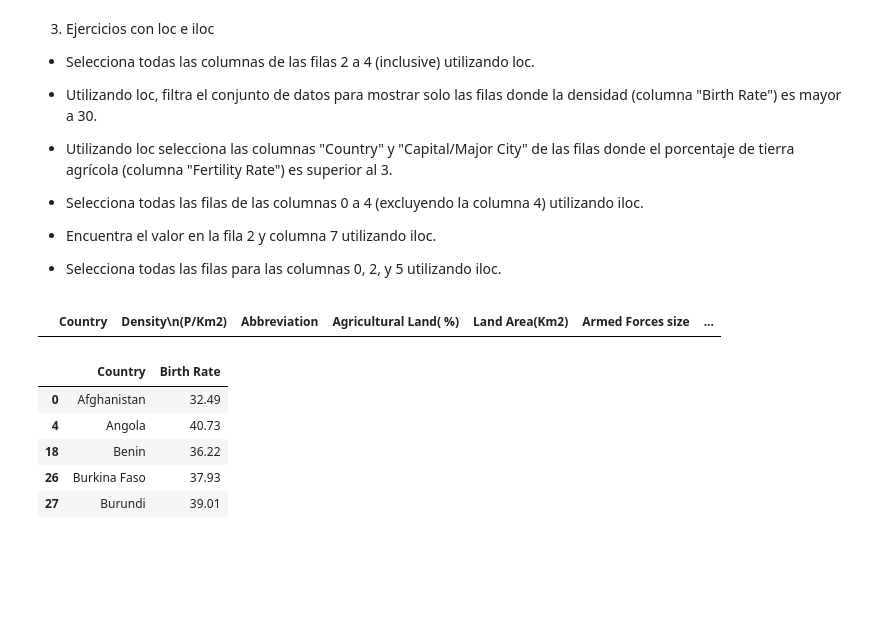
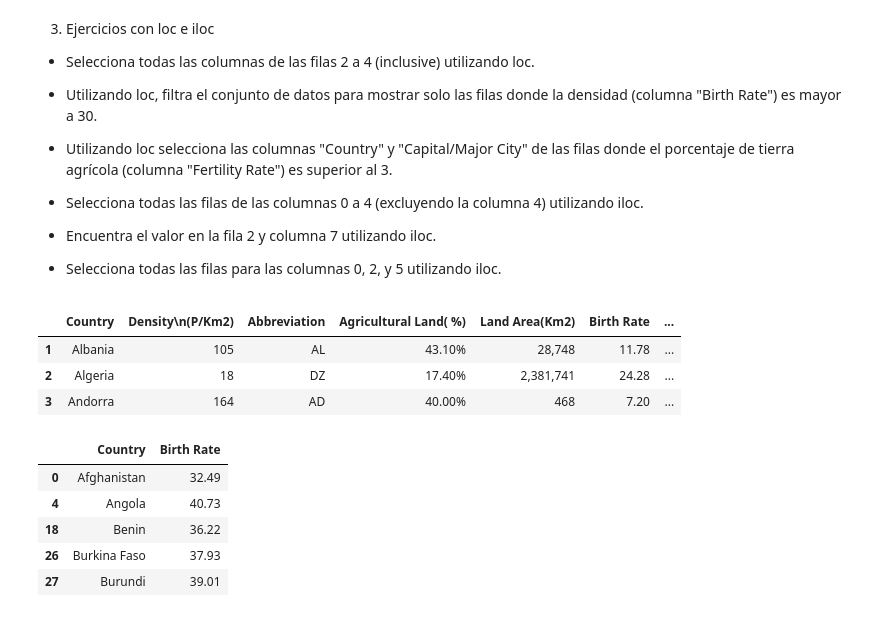
Before and after one commit to TaniaGraff/Modulo3, a Jupyter notebook: Ejercicios_Pair_Programming_EDA.ipynb, the cells around one changed output. Saved outputs shown, nothing was run; the diff lists cells and outputs as text; code cells hidden in the pictures; blank space fills up the shorter version.

```diff
--- a/Ejercicios_Pair_Programming_EDA.ipynb
+++ b/Ejercicios_Pair_Programming_EDA.ipynb
@@ -198,11 +207,16 @@ df_world.describe().T
 - Encuentra el valor en la fila 2 y columna 7 utilizando iloc.
 
 - Selecciona todas las filas para las columnas 0, 2, y 5 utilizando iloc.
-# %%
-#Selecciono todas las columnas de las filas 2 a 4 (inclusive) utilizando loc.
-df_world.loc['Algeria':'Angola', :]
-# %% [output]
-|  | Country | Density\n(P/Km2) | Abbreviation | Agricultural Land( %) | Land Area(Km2) | Armed Forces size | ... |
+# %%
+#Selecciono todas las columnas de las filas 2 a 4 (inclusive) utilizando loc.
+df_world.loc['Albania':'Angola']
+#Entiendo que la opción anterior no sale porque son los valores de la columna Country, así que tendría que entrar en la columna Country para obtenerlos, pero si entro, no sé como usar el star, stop, step.
+df_world.loc[(df_world.Country == 'Albania') | (df_world.Country == 'Algeria') | (df_world.Country == 'Andorra') ]
+# %% [output]
+|  | Country | Density\n(P/Km2) | Abbreviation | Agricultural Land( %) | Land Area(Km2) | Birth Rate | ... |
+| 1 | Albania | 105 | AL | 43.10% | 28,748 | 11.78 | ... |
+| 2 | Algeria | 18 | DZ | 17.40% | 2,381,741 | 24.28 | ... |
+| 3 | Andorra | 164 | AD | 40.00% | 468 | 7.20 | ... |
 # %%
 #Utilizando loc, filtro el conjunto de datos para mostrar solo las filas donde la densidad (columna "Birth Rate") es mayor a 30.
 densidad= df_world.loc[df_world['Birth Rate'] > 30, ['Country','Birth Rate']]
```
Also changed, not shown: parts of 9 cells of this notebook.
